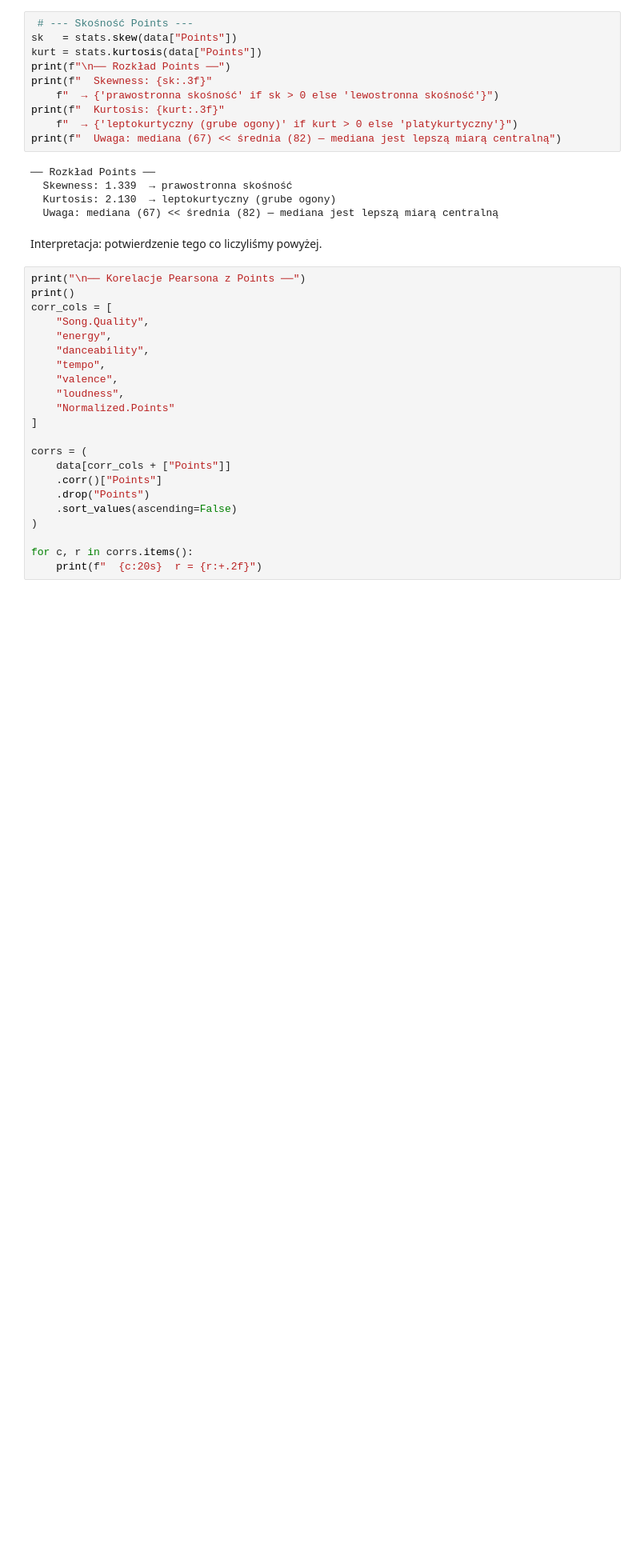
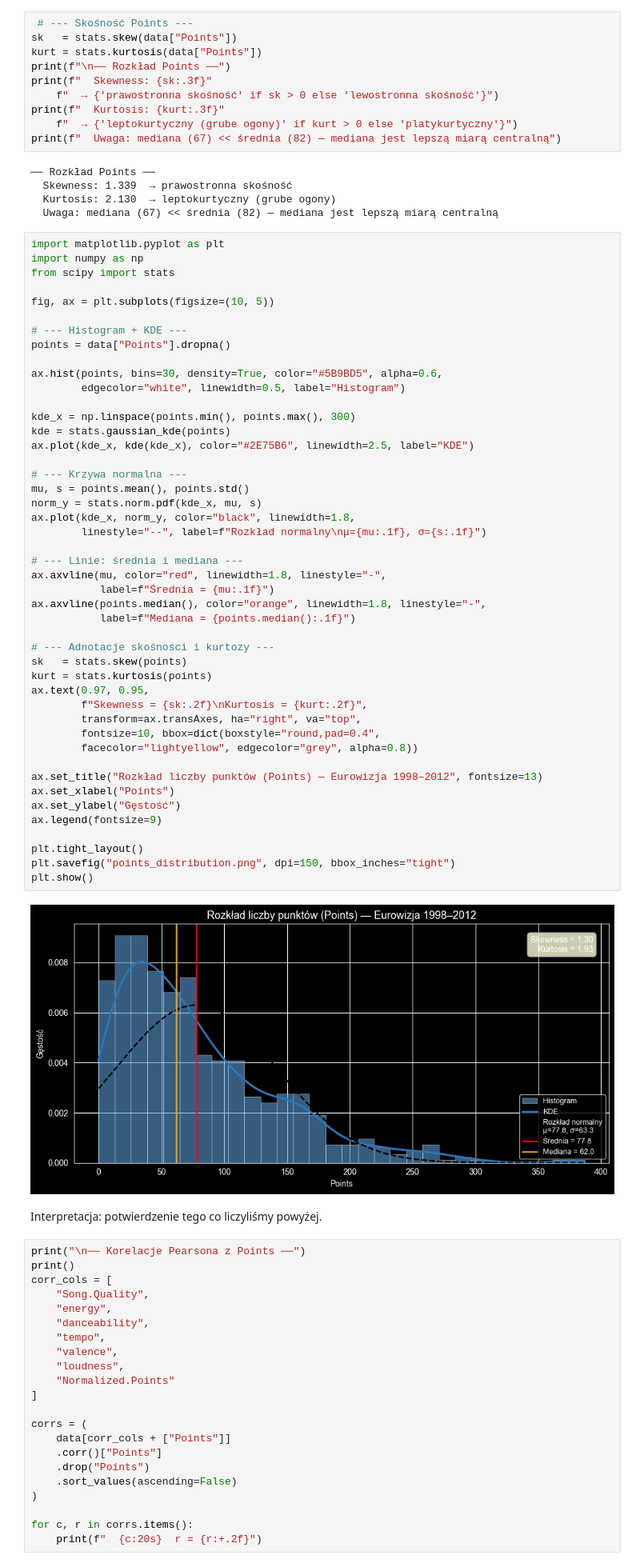
Before and after one commit to aniaaanne-coder/SAD-2026, a Jupyter notebook: SAD.ipynb, the cells around one changed output. Shown at 80% size. Cells and saved outputs as stored; diff of their text form; blank space fills up the shorter version.

```diff
--- a/SAD.ipynb
+++ b/SAD.ipynb
@@ -372,6 +372,54 @@ print(f"  Uwaga: mediana (67) << średnia (82) — mediana jest lepszą miarą c
   Skewness: 1.339  → prawostronna skośność
   Kurtosis: 2.130  → leptokurtyczny (grube ogony)
   Uwaga: mediana (67) << średnia (82) — mediana jest lepszą miarą centralną
+# %%
+import matplotlib.pyplot as plt
+import numpy as np
+from scipy import stats
+
+fig, ax = plt.subplots(figsize=(10, 5))
+
+# --- Histogram + KDE ---
+points = data["Points"].dropna()
+
+ax.hist(points, bins=30, density=True, color="#5B9BD5", alpha=0.6,
+        edgecolor="white", linewidth=0.5, label="Histogram")
+
+kde_x = np.linspace(points.min(), points.max(), 300)
+kde = stats.gaussian_kde(points)
+ax.plot(kde_x, kde(kde_x), color="#2E75B6", linewidth=2.5, label="KDE")
+
+# --- Krzywa normalna ---
+mu, s = points.mean(), points.std()
+norm_y = stats.norm.pdf(kde_x, mu, s)
+ax.plot(kde_x, norm_y, color="black", linewidth=1.8,
+        linestyle="--", label=f"Rozkład normalny\nμ={mu:.1f}, σ={s:.1f}")
+
+# --- Linie: średnia i mediana ---
+ax.axvline(mu, color="red", linewidth=1.8, linestyle="-",
+           label=f"Średnia = {mu:.1f}")
+ax.axvline(points.median(), color="orange", linewidth=1.8, linestyle="-",
+           label=f"Mediana = {points.median():.1f}")
+
+# --- Adnotacje skośności i kurtozy ---
+sk   = stats.skew(points)
+kurt = stats.kurtosis(points)
+ax.text(0.97, 0.95,
+        f"Skewness = {sk:.2f}\nKurtosis = {kurt:.2f}",
+        transform=ax.transAxes, ha="right", va="top",
+        fontsize=10, bbox=dict(boxstyle="round,pad=0.4",
+        facecolor="lightyellow", edgecolor="grey", alpha=0.8))
+
+ax.set_title("Rozkład liczby punktów (Points) — Eurowizja 1998–2012", fontsize=13)
+ax.set_xlabel("Points")
+ax.set_ylabel("Gęstość")
+ax.legend(fontsize=9)
+
+plt.tight_layout()
+plt.savefig("points_distribution.png", dpi=150, bbox_inches="tight")
+plt.show()
+# %% [output]
+[figure, added]
 # %% [markdown]
 Interpretacja: potwierdzenie tego co liczyliśmy powyżej.
 # %%
```
Also changed, not shown: parts of 3 cells of this notebook, 3 other files.
